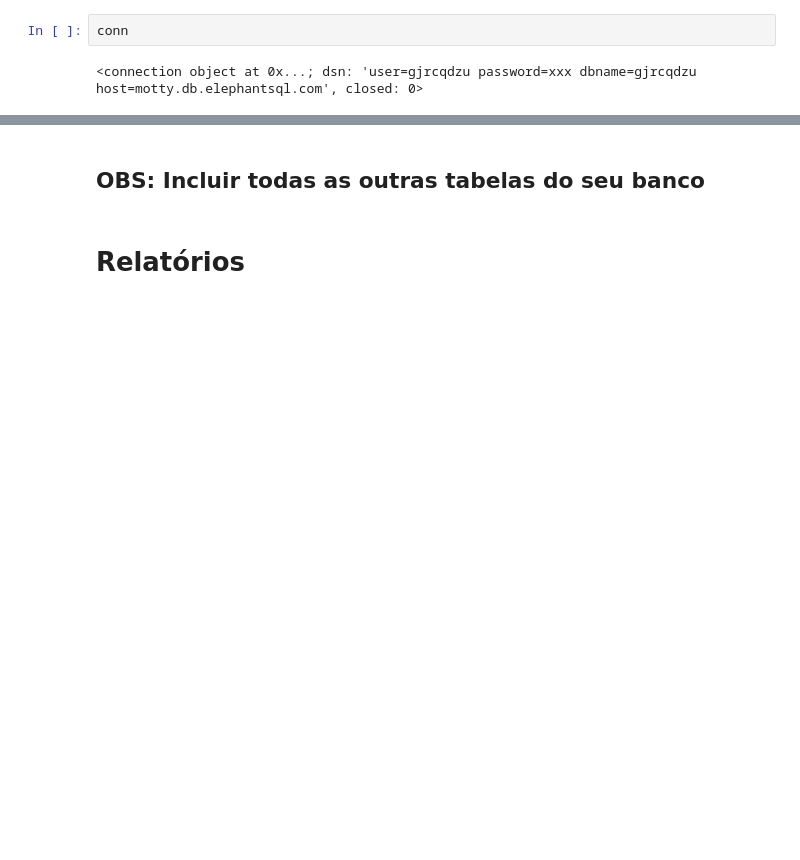
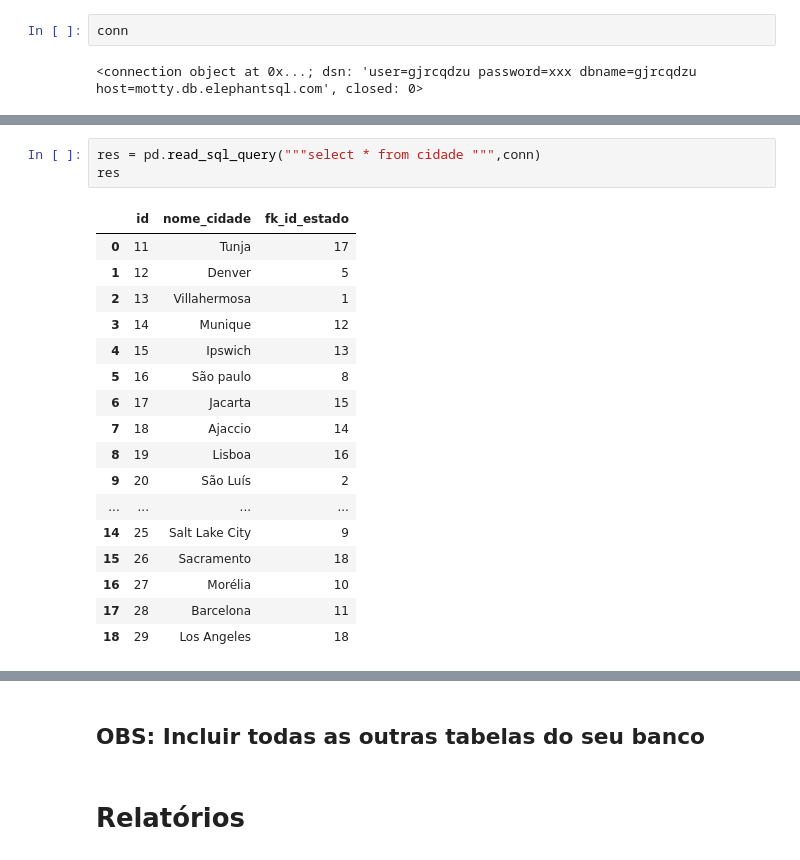
Before and after one commit to MateusLannes/Trabalho_BD1_2022, a Jupyter notebook: Files/Colab/GHHL_Contrat.ipynb, the cells around one changed output, grey strips where cells are left out. Saved outputs shown, nothing was run; the diff lists cells and outputs as text; blank space fills up the shorter version.

```diff
--- a/Files/Colab/GHHL_Contrat.ipynb
+++ b/Files/Colab/GHHL_Contrat.ipynb
@@ -83,0 +450,21 @@ res
+# %%
+res = pd.read_sql_query("""select * from cidade """,conn)
+res
+# %% [output]
+|  | id | nome_cidade | fk_id_estado |
+| 0 | 11 | Tunja | 17 |
+| 1 | 12 | Denver | 5 |
+| 2 | 13 | Villahermosa | 1 |
+| 3 | 14 | Munique | 12 |
+| 4 | 15 | Ipswich | 13 |
+| 5 | 16 | São paulo | 8 |
+| 6 | 17 | Jacarta | 15 |
+| 7 | 18 | Ajaccio | 14 |
+| 8 | 19 | Lisboa | 16 |
+| 9 | 20 | São Luís | 2 |
+| ... | ... | ... | ... |
+| 14 | 25 | Salt Lake City | 9 |
+| 15 | 26 | Sacramento | 18 |
+| 16 | 27 | Morélia | 10 |
+| 17 | 28 | Barcelona | 11 |
+| 18 | 29 | Los Angeles | 18 |
```
Also changed, not shown: parts of 14 cells of this notebook.
